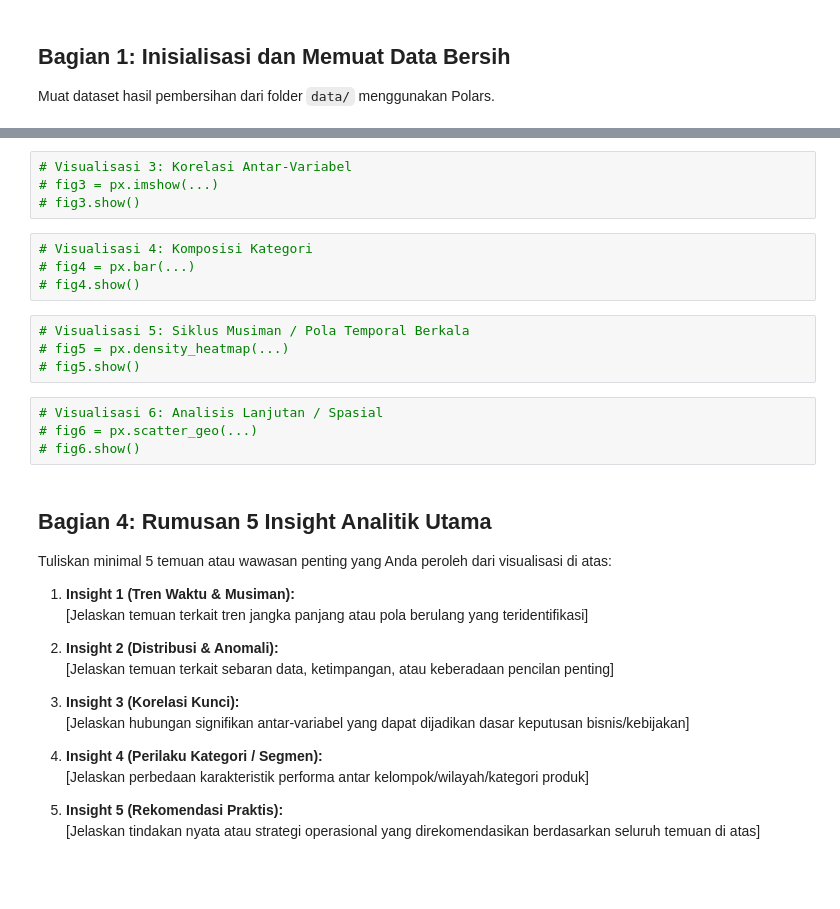
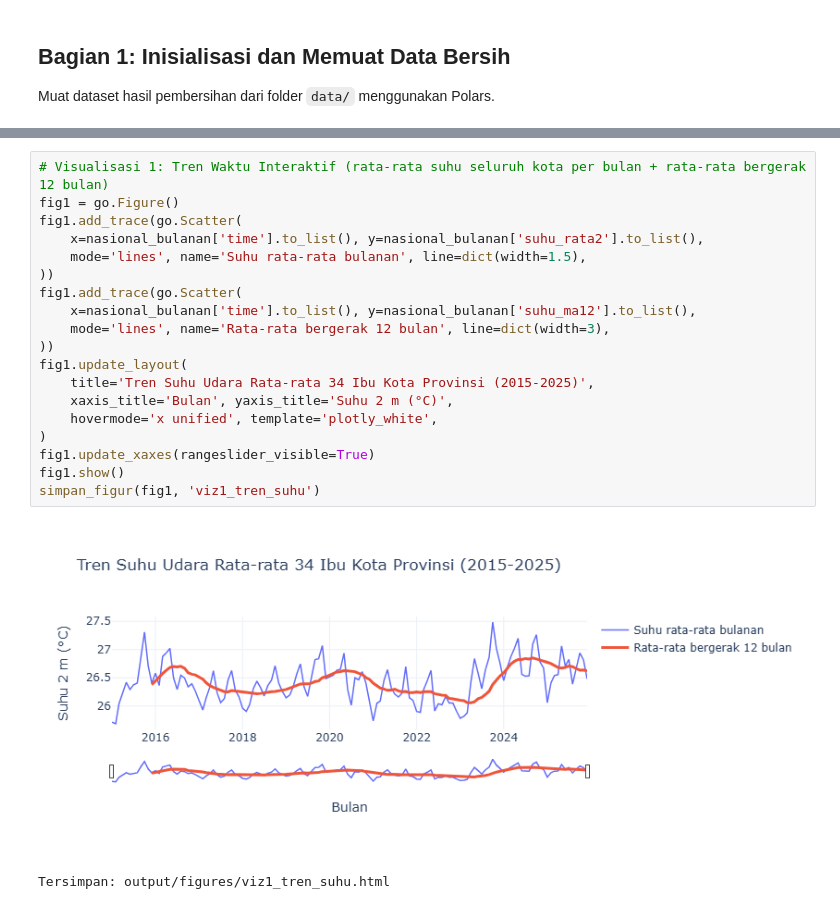
Before and after one commit to zahwanbl/tugas1-abd-2026, a Jupyter notebook: notebooks/03_eda_and_insights.ipynb, the cells around one changed output, grey strips where cells are left out. Cells and saved outputs as stored; diff of their text form; blank space fills up the shorter version.

Commit message:
feat: add temporal analysis, interactive visualizations, and insights

```diff
--- a/notebooks/03_eda_and_insights.ipynb
+++ b/notebooks/03_eda_and_insights.ipynb
@@ -61,35 +238,22 @@ Bangun minimal 6 visualisasi interaktif yang mencakup:
-# %%
-# Visualisasi 3: Korelasi Antar-Variabel
-# fig3 = px.imshow(...)
-# fig3.show()
-# %%
-# Visualisasi 4: Komposisi Kategori
-# fig4 = px.bar(...)
-# fig4.show()
-# %%
-# Visualisasi 5: Siklus Musiman / Pola Temporal Berkala
-# fig5 = px.density_heatmap(...)
-# fig5.show()
-# %%
-# Visualisasi 6: Analisis Lanjutan / Spasial
-# fig6 = px.scatter_geo(...)
-# fig6.show()
-# %% [markdown]
-## Bagian 4: Rumusan 5 Insight Analitik Utama
-
-Tuliskan minimal 5 temuan atau wawasan penting yang Anda peroleh dari visualisasi di atas:
-
-1. **Insight 1 (Tren Waktu & Musiman):**
-   [Jelaskan temuan terkait tren jangka panjang atau pola berulang yang teridentifikasi]
-
-2. **Insight 2 (Distribusi & Anomali):**
-   [Jelaskan temuan terkait sebaran data, ketimpangan, atau keberadaan pencilan penting]
-
-3. **Insight 3 (Korelasi Kunci):**
-   [Jelaskan hubungan signifikan antar-variabel yang dapat dijadikan dasar keputusan bisnis/kebijakan]
-
-4. **Insight 4 (Perilaku Kategori / Segmen):**
-   [Jelaskan perbedaan karakteristik performa antar kelompok/wilayah/kategori produk]
-
-5. **Insight 5 (Rekomendasi Praktis):**
-   [Jelaskan tindakan nyata atau strategi operasional yang direkomendasikan berdasarkan seluruh temuan di atas]
+# %%
+# Visualisasi 1: Tren Waktu Interaktif (rata-rata suhu seluruh kota per bulan + rata-rata bergerak 12 bulan)
+fig1 = go.Figure()
+fig1.add_trace(go.Scatter(
+    x=nasional_bulanan['time'].to_list(), y=nasional_bulanan['suhu_rata2'].to_list(),
+    mode='lines', name='Suhu rata-rata bulanan', line=dict(width=1.5),
+))
+fig1.add_trace(go.Scatter(
+    x=nasional_bulanan['time'].to_list(), y=nasional_bulanan['suhu_ma12'].to_list(),
+    mode='lines', name='Rata-rata bergerak 12 bulan', line=dict(width=3),
+))
+fig1.update_layout(
+    title='Tren Suhu Udara Rata-rata 34 Ibu Kota Provinsi (2015-2025)',
+    xaxis_title='Bulan', yaxis_title='Suhu 2 m (°C)',
+    hovermode='x unified', template='plotly_white',
+)
+fig1.update_xaxes(rangeslider_visible=True)
+fig1.show()
+simpan_figur(fig1, 'viz1_tren_suhu')
+# %% [output]
+[figure, added]
+Tersimpan: output/figures/viz1_tren_suhu.html
```
Also changed, not shown: parts of 20 cells of this notebook.
